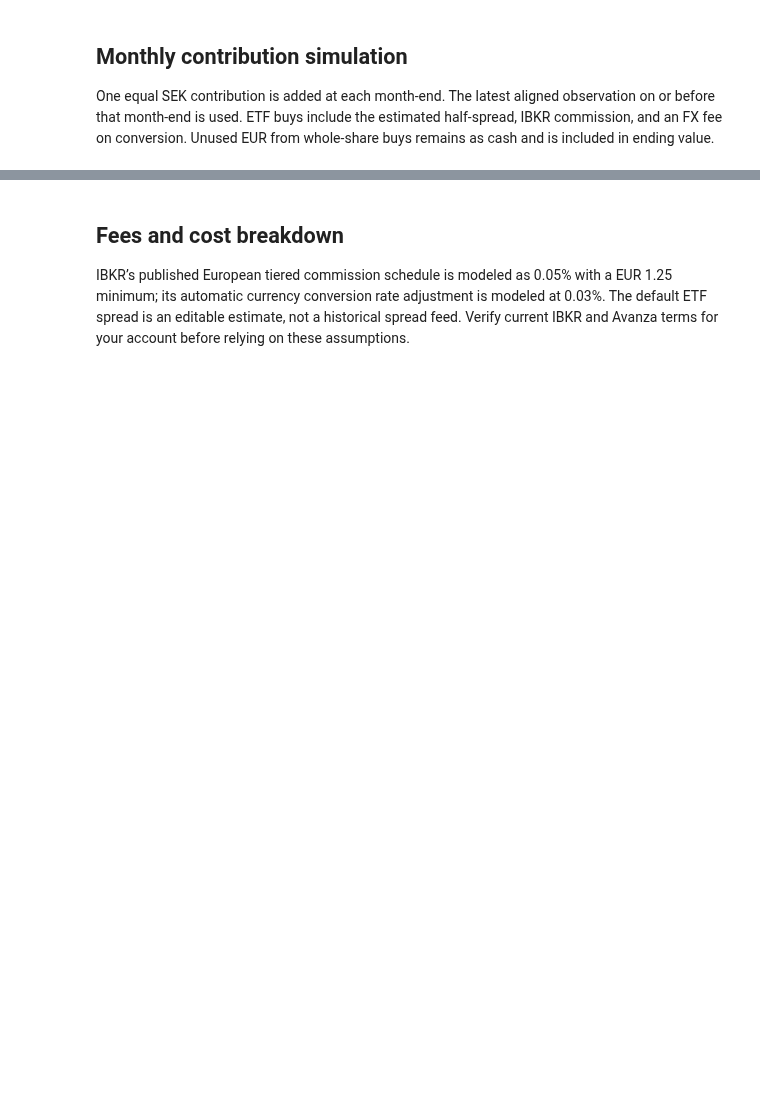
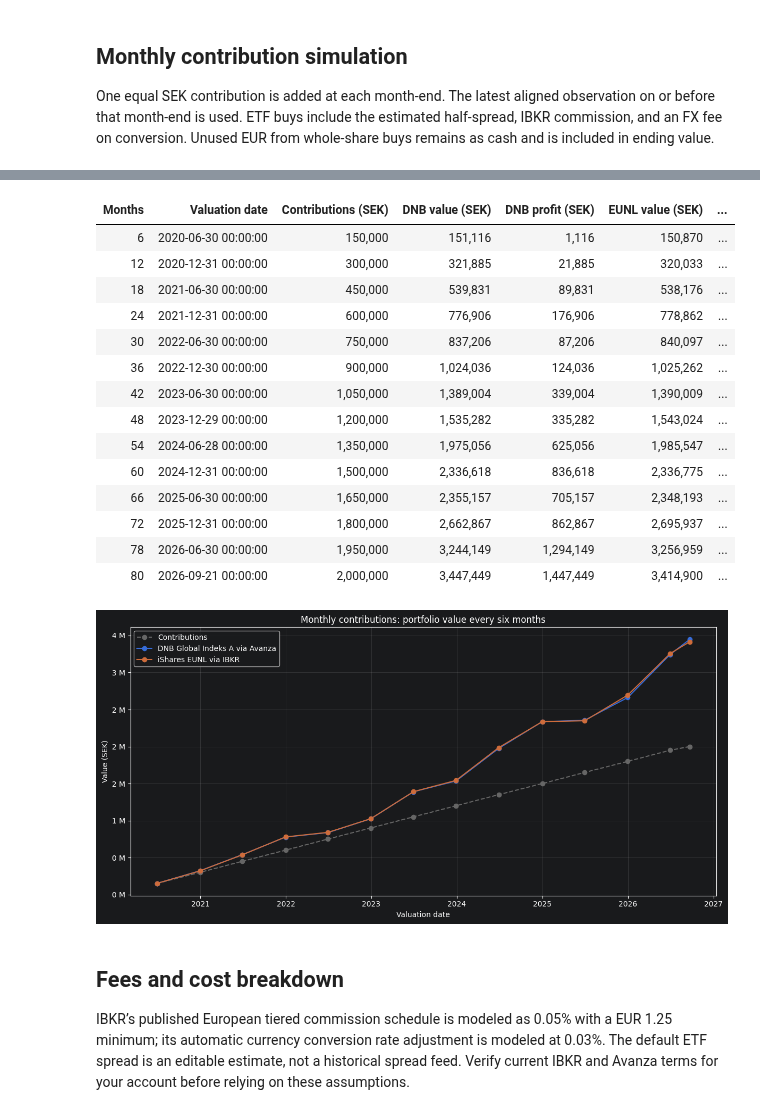
Before and after one commit to Davide-Zamboni/Swedish-Brokers-Comparison, a Jupyter notebook: world_fund_comparison.ipynb, the cells around one changed output, grey strips where cells are left out. Cells and saved outputs as stored; diff of their text form; code cells hidden in the pictures; blank space fills up the shorter version.

```diff
--- a/world_fund_comparison.ipynb
+++ b/world_fund_comparison.ipynb
@@ -26,7 +26,7 @@ DATA_DIR.mkdir(exist_ok=True)
 
 REFRESH_DATA = False
 MONTHLY_CONTRIBUTION_SEK = 25_000.0
-SIMULATION_START_DATE = None  # None uses first common date; otherwise YYYY-MM-DD
+SIMULATION_START_DATE = "2020-01-01"  # None uses first common date; otherwise YYYY-MM-DD
 SIMULATION_END_DATE = None    # None uses latest common date; otherwise YYYY-MM-DD
 
 DNB_ONGOING_COST_RATE = 0.002
@@ -276,3 +416,55 @@ simulation_summary
+# %%
+from IPython.display import display
+
+progression_display = six_month_progression.rename(columns={
+    "months": "Months", "valuation_date": "Valuation date",
+    "contributions_sek": "Contributions (SEK)",
+    "dnb_value_sek": "DNB value (SEK)", "dnb_profit_sek": "DNB profit (SEK)",
+    "eunl_value_sek": "EUNL value (SEK)", "eunl_profit_sek": "EUNL profit (SEK)",
+    "absolute_difference_sek": "Absolute difference (SEK)",
+    "difference_vs_dnb_pct": "Difference vs DNB (%)",
+})
+progression_display.to_csv(DATA_DIR / "six_month_progression.csv", index=False, date_format="%Y-%m-%d")
+display(progression_display.style.format({
+    "Contributions (SEK)": "{:,.0f}", "DNB value (SEK)": "{:,.0f}",
+    "DNB profit (SEK)": "{:,.0f}", "EUNL value (SEK)": "{:,.0f}",
+    "EUNL profit (SEK)": "{:,.0f}", "Absolute difference (SEK)": "{:,.0f}",
+    "Difference vs DNB (%)": "{:,.2f}%",
+}).hide(axis="index"))
+
+fig, ax = plt.subplots(figsize=(12, 6))
+ax.plot(six_month_progression.valuation_date, six_month_progression.contributions_sek,
+        color="#666666", linestyle="--", marker="o", label="Contributions")
+ax.plot(six_month_progression.valuation_date, six_month_progression.dnb_value_sek,
+        marker="o", label="DNB Global Indeks A via Avanza")
+ax.plot(six_month_progression.valuation_date, six_month_progression.eunl_value_sek,
+        marker="o", label="iShares EUNL via IBKR")
+ax.set(title="Monthly contributions: portfolio value every six months",
+       xlabel="Valuation date", ylabel="Value (SEK)")
+ax.yaxis.set_major_formatter(plt.FuncFormatter(lambda value, _: f"{value/1_000_000:.0f} M"))
+ax.grid(True, alpha=.25)
+ax.legend()
+plt.tight_layout()
+fig.savefig(DATA_DIR / "six_month_progression.png", dpi=160, bbox_inches="tight")
+fig.savefig(DATA_DIR / "six_month_progression.svg", bbox_inches="tight")
+plt.show()
+# %% [output]
+| Months | Valuation date | Contributions (SEK) | DNB value (SEK) | DNB profit (SEK) | EUNL value (SEK) | ... |
+| 6 | 2020-06-30 00:00:00 | 150,000 | 151,116 | 1,116 | 150,870 | ... |
+| 12 | 2020-12-31 00:00:00 | 300,000 | 321,885 | 21,885 | 320,033 | ... |
+| 18 | 2021-06-30 00:00:00 | 450,000 | 539,831 | 89,831 | 538,176 | ... |
+| 24 | 2021-12-31 00:00:00 | 600,000 | 776,906 | 176,906 | 778,862 | ... |
+| 30 | 2022-06-30 00:00:00 | 750,000 | 837,206 | 87,206 | 840,097 | ... |
+| 36 | 2022-12-30 00:00:00 | 900,000 | 1,024,036 | 124,036 | 1,025,262 | ... |
+| 42 | 2023-06-30 00:00:00 | 1,050,000 | 1,389,004 | 339,004 | 1,390,009 | ... |
+| 48 | 2023-12-29 00:00:00 | 1,200,000 | 1,535,282 | 335,282 | 1,543,024 | ... |
+| 54 | 2024-06-28 00:00:00 | 1,350,000 | 1,975,056 | 625,056 | 1,985,547 | ... |
+| 60 | 2024-12-31 00:00:00 | 1,500,000 | 2,336,618 | 836,618 | 2,336,775 | ... |
+| 66 | 2025-06-30 00:00:00 | 1,650,000 | 2,355,157 | 705,157 | 2,348,193 | ... |
+| 72 | 2025-12-31 00:00:00 | 1,800,000 | 2,662,867 | 862,867 | 2,695,937 | ... |
+| 78 | 2026-06-30 00:00:00 | 1,950,000 | 3,244,149 | 1,294,149 | 3,256,959 | ... |
+| 80 | 2026-09-21 00:00:00 | 2,000,000 | 3,447,449 | 1,447,449 | 3,414,900 | ... |
+[figure, added]
 # %% [markdown]
 ## Fees and cost breakdown
 
```
Also changed, not shown: parts of 10 cells of this notebook, 10 other files.
